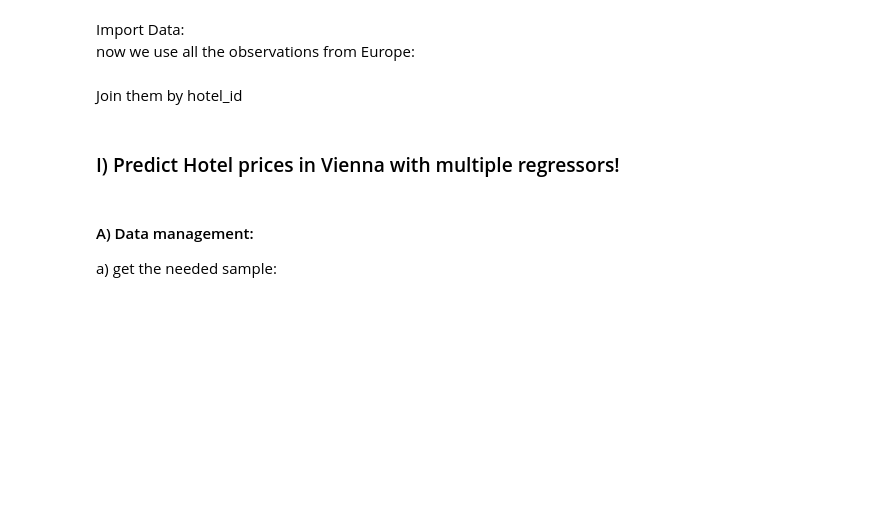
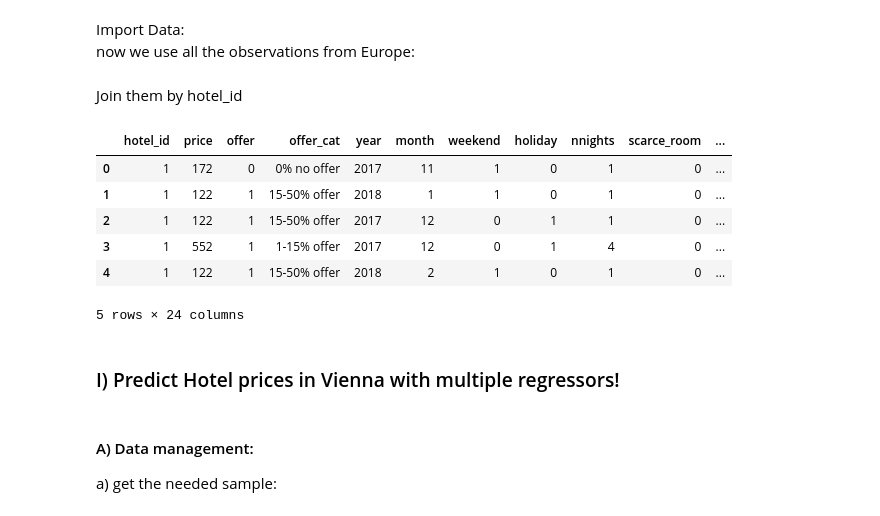
Before and after one commit to gabors-data-analysis/da-coding-python, a Jupyter notebook: lecture13-advanced-linear-regression/hotels_advanced_regression.ipynb, the cells around one changed output. Drawn from its saved outputs; the diff is of its cells as text; code cells hidden in the pictures; blank space fills up the shorter version.

Commit message:
add head() after reading data

```diff
--- a/lecture13-advanced-linear-regression/hotels_advanced_regression.ipynb
+++ b/lecture13-advanced-linear-regression/hotels_advanced_regression.ipynb
@@ -37,6 +37,15 @@ hotels_europe_features = pd.read_csv("https://osf.io/utwjs/download")
 Join them by hotel_id
 # %%
 europe = hotels_europe_price.merge(hotels_europe_features, on = "hotel_id")
+europe.head()
+# %% [output]
+|  | hotel_id | price | offer | offer_cat | year | month | weekend | holiday | nnights | scarce_room | ... |
+| 0 | 1 | 172 | 0 | 0% no offer | 2017 | 11 | 1 | 0 | 1 | 0 | ... |
+| 1 | 1 | 122 | 1 | 15-50% offer | 2018 | 1 | 1 | 0 | 1 | 0 | ... |
+| 2 | 1 | 122 | 1 | 15-50% offer | 2017 | 12 | 0 | 1 | 1 | 0 | ... |
+| 3 | 1 | 552 | 1 | 1-15% offer | 2017 | 12 | 0 | 1 | 4 | 0 | ... |
+| 4 | 1 | 122 | 1 | 15-50% offer | 2018 | 2 | 1 | 0 | 1 | 0 | ... |
+5 rows × 24 columns
 # %%
 del hotels_europe_price
 del hotels_europe_features
```
Also changed, not shown: parts of 15 cells of this notebook, 4 other files.
